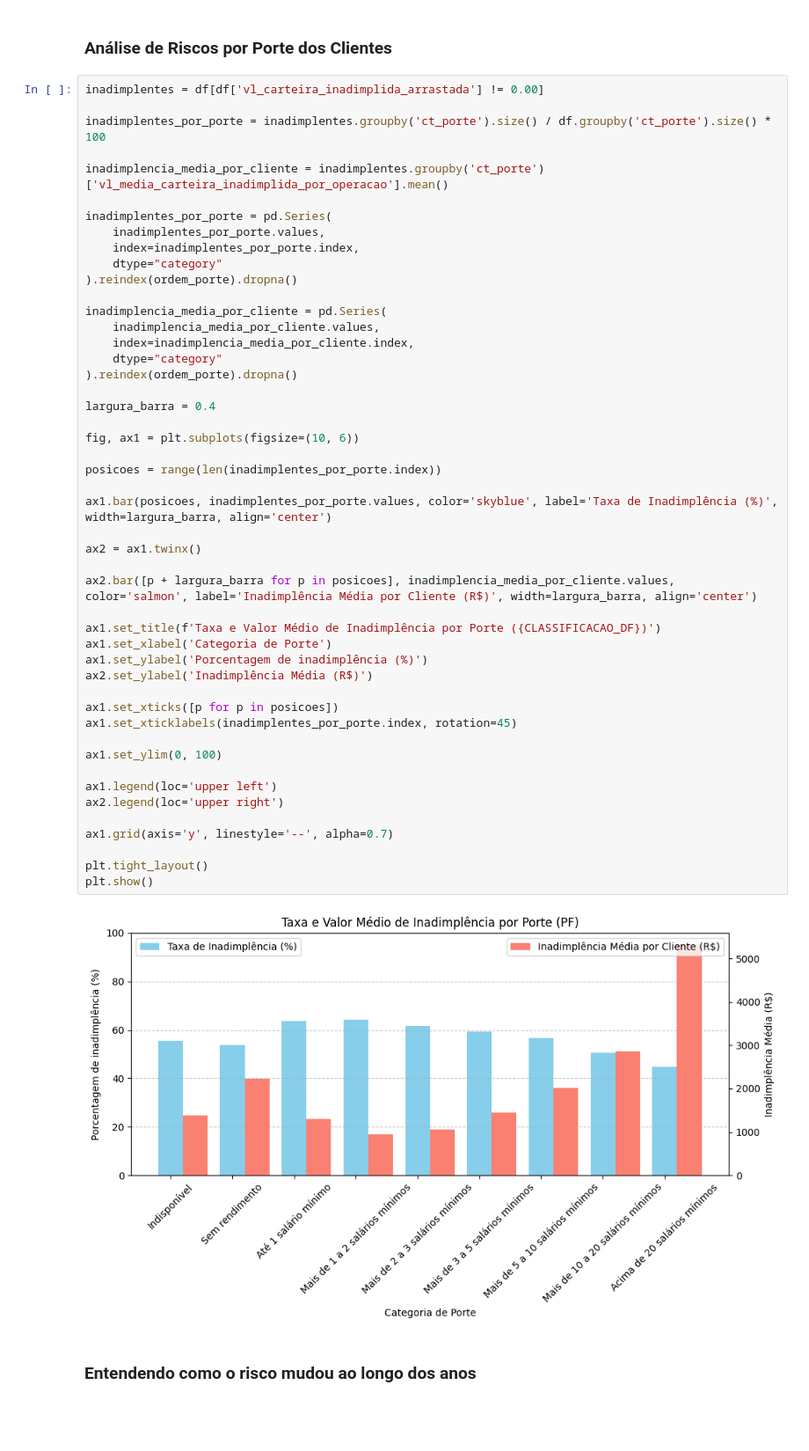
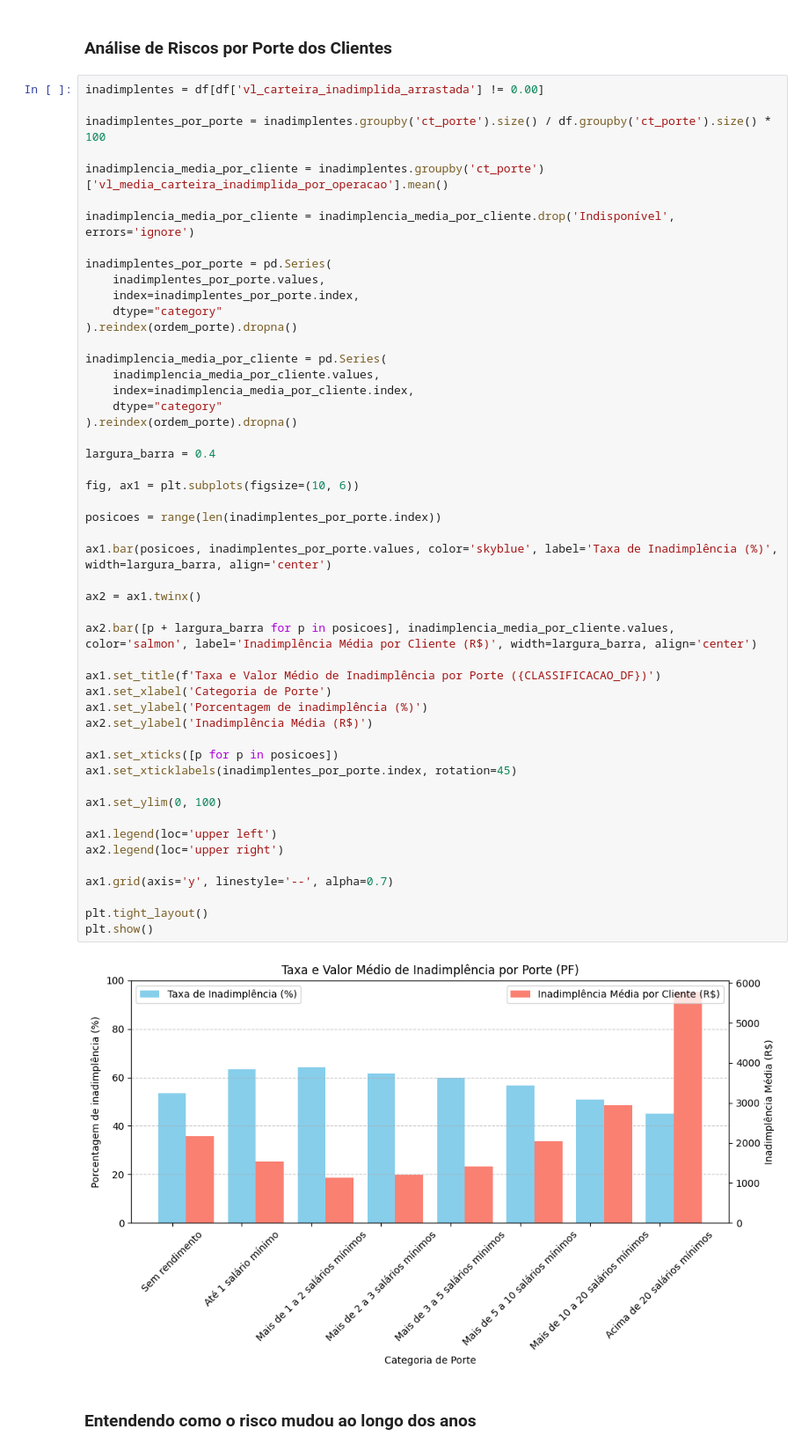
Before and after one commit to AutoProvision/market-analysis.notebook, a Jupyter notebook: analysis.ipynb, the cells around one changed output. Shown: that part at 88% size. Cells and saved outputs as stored; diff of their text form; blank space fills up the shorter version.

Commit message:
remoção da barra 'Indisponível' nas análises

```diff
--- a/analysis.ipynb
+++ b/analysis.ipynb
@@ -66,6 +68,8 @@ inadimplentes = df[df['vl_carteira_inadimplida_arrastada'] != 0.00]
 inadimplentes_por_porte = inadimplentes.groupby('ct_porte').size() / df.groupby('ct_porte').size() * 100
 
 inadimplencia_media_por_cliente = inadimplentes.groupby('ct_porte')['vl_media_carteira_inadimplida_por_operacao'].mean()
+
+inadimplencia_media_por_cliente = inadimplencia_media_por_cliente.drop('Indisponível', errors='ignore')
 
 inadimplentes_por_porte = pd.Series(
     inadimplentes_por_porte.values,
@@ -82,34 +86,34 @@ inadimplencia_media_por_cliente = pd.Series(
 largura_barra = 0.4
 
 fig, ax1 = plt.subplots(figsize=(10, 6))
 
 posicoes = range(len(inadimplentes_por_porte.index))
 
 ax1.bar(posicoes, inadimplentes_por_porte.values, color='skyblue', label='Taxa de Inadimplência (%)', width=largura_barra, align='center')
 
 ax2 = ax1.twinx()
 
 ax2.bar([p + largura_barra for p in posicoes], inadimplencia_media_por_cliente.values, color='salmon', label='Inadimplência Média por Cliente (R$)', width=largura_barra, align='center')
 
 ax1.set_title(f'Taxa e Valor Médio de Inadimplência por Porte ({CLASSIFICACAO_DF})')
 ax1.set_xlabel('Categoria de Porte')
 ax1.set_ylabel('Porcentagem de inadimplência (%)')
 ax2.set_ylabel('Inadimplência Média (R$)')
 
 ax1.set_xticks([p for p in posicoes])
 ax1.set_xticklabels(inadimplentes_por_porte.index, rotation=45)
 
 ax1.set_ylim(0, 100)
 
 ax1.legend(loc='upper left')
 ax2.legend(loc='upper right')
 
 ax1.grid(axis='y', linestyle='--', alpha=0.7)
 
 plt.tight_layout()
 plt.show()
 # %% [output]
-[figure, old version]
+[figure, new version]
 # %% [markdown]
 ### Entendendo como o risco mudou ao longo dos anos
 # %%
```
Also changed, not shown: parts of 7 cells of this notebook.
